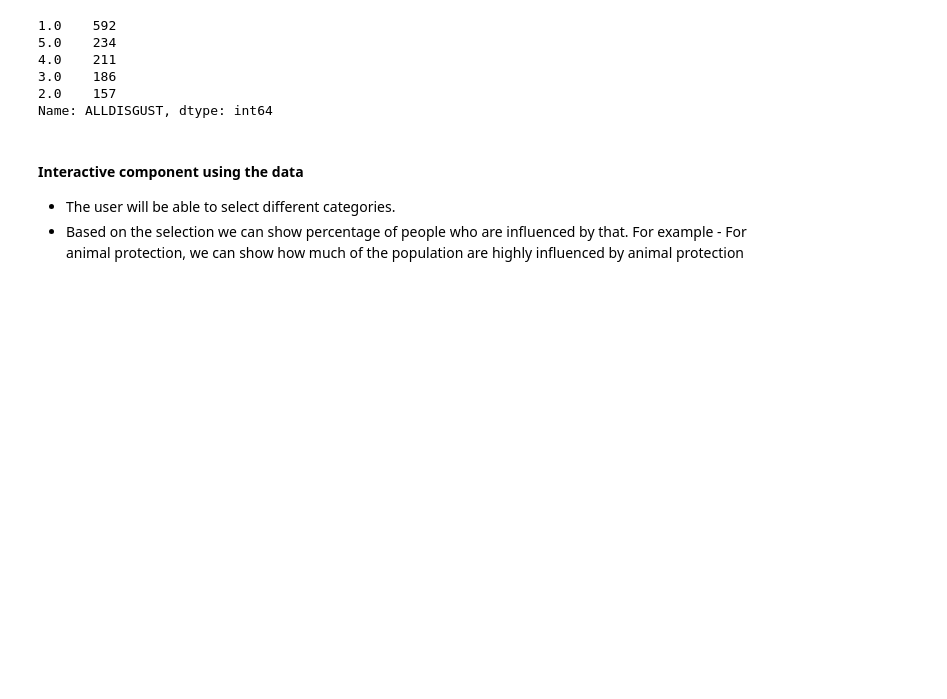
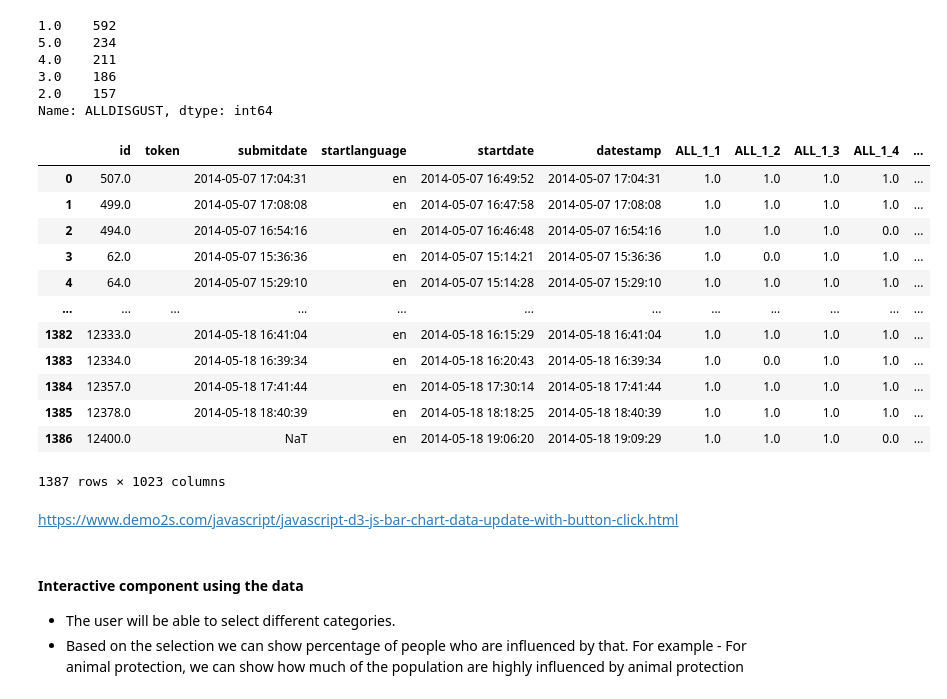
Before and after one commit to krips2398/vegan-planet, a Jupyter notebook: data_transformation/data_transformation_3.ipynb, the cells around one changed output. Cells and saved outputs as stored; diff of their text form; code cells hidden in the pictures; blank space fills up the shorter version.

```diff
--- a/data_transformation/data_transformation_3.ipynb
+++ b/data_transformation/data_transformation_3.ipynb
@@ -147,6 +149,24 @@ df['ALLDISGUST'].value_counts()
 3.0    186
 2.0    157
 Name: ALLDISGUST, dtype: int64
+# %%
+df
+# %% [output]
+|  | id | token | submitdate | startlanguage | startdate | datestamp | ALL_1_1 | ALL_1_2 | ALL_1_3 | ALL_1_4 | ... |
+| 0 | 507.0 |  | 2014-05-07 17:04:31 | en | 2014-05-07 16:49:52 | 2014-05-07 17:04:31 | 1.0 | 1.0 | 1.0 | 1.0 | ... |
+| 1 | 499.0 |  | 2014-05-07 17:08:08 | en | 2014-05-07 16:47:58 | 2014-05-07 17:08:08 | 1.0 | 1.0 | 1.0 | 1.0 | ... |
+| 2 | 494.0 |  | 2014-05-07 16:54:16 | en | 2014-05-07 16:46:48 | 2014-05-07 16:54:16 | 1.0 | 1.0 | 1.0 | 0.0 | ... |
+| 3 | 62.0 |  | 2014-05-07 15:36:36 | en | 2014-05-07 15:14:21 | 2014-05-07 15:36:36 | 1.0 | 0.0 | 1.0 | 1.0 | ... |
+| 4 | 64.0 |  | 2014-05-07 15:29:10 | en | 2014-05-07 15:14:28 | 2014-05-07 15:29:10 | 1.0 | 1.0 | 1.0 | 1.0 | ... |
+| ... | ... | ... | ... | ... | ... | ... | ... | ... | ... | ... | ... |
+| 1382 | 12333.0 |  | 2014-05-18 16:41:04 | en | 2014-05-18 16:15:29 | 2014-05-18 16:41:04 | 1.0 | 1.0 | 1.0 | 1.0 | ... |
+| 1383 | 12334.0 |  | 2014-05-18 16:39:34 | en | 2014-05-18 16:20:43 | 2014-05-18 16:39:34 | 1.0 | 0.0 | 1.0 | 1.0 | ... |
+| 1384 | 12357.0 |  | 2014-05-18 17:41:44 | en | 2014-05-18 17:30:14 | 2014-05-18 17:41:44 | 1.0 | 1.0 | 1.0 | 1.0 | ... |
+| 1385 | 12378.0 |  | 2014-05-18 18:40:39 | en | 2014-05-18 18:18:25 | 2014-05-18 18:40:39 | 1.0 | 1.0 | 1.0 | 1.0 | ... |
+| 1386 | 12400.0 |  | NaT | en | 2014-05-18 19:06:20 | 2014-05-18 19:09:29 | 1.0 | 1.0 | 1.0 | 0.0 | ... |
+1387 rows × 1023 columns
+# %% [markdown]
+https://www.demo2s.com/javascript/javascript-d3-js-bar-chart-data-update-with-button-click.html
 # %% [markdown]
 #### Interactive component using the data
 - The user will be able to select different categories.
```
Also changed, not shown: parts of 28 cells of this notebook, 3 other files.
